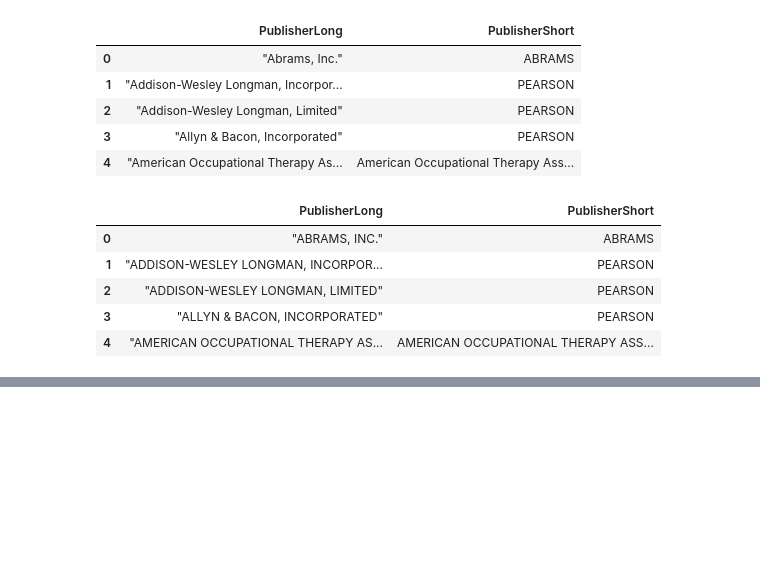
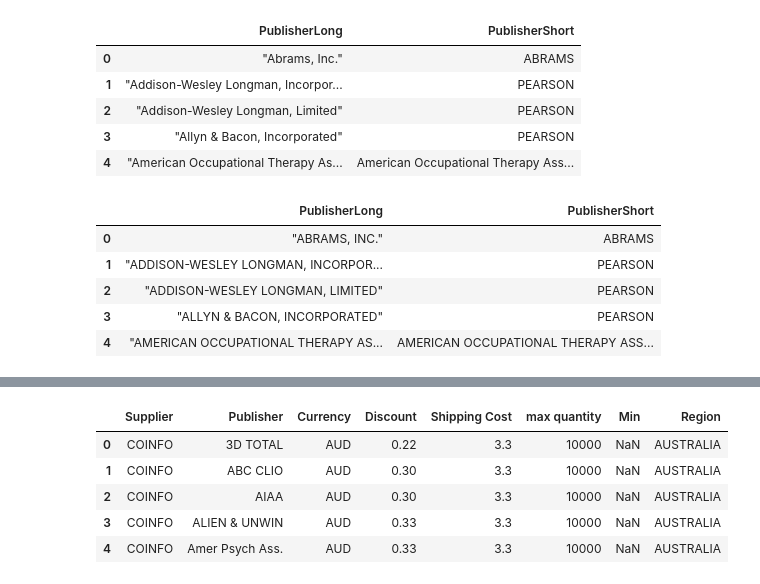
Before and after one commit to JoseRMatos/best_supplier, a Jupyter notebook: cost_analysis_ex.ipynb, the cells around one changed output, grey strips where cells are left out. Saved outputs shown, nothing was run; the diff lists cells and outputs as text; code cells hidden in the pictures; blank space fills up the shorter version.

```diff
--- a/cost_analysis_ex.ipynb
+++ b/cost_analysis_ex.ipynb
@@ -206,0 +205,11 @@ sup_list2.head()
+# %%
+# 4. get suppliers discount
+sup_pub = pd.read_excel('suppliers.xlsx',  sheet_name='pub')
+sup_pub.head()
+# %% [output]
+|  | Supplier | Publisher | Currency | Discount | Shipping Cost | max quantity | Min | Region |
+| 0 | COINFO | 3D TOTAL | AUD | 0.22 | 3.3 | 10000 | NaN | AUSTRALIA |
+| 1 | COINFO | ABC CLIO | AUD | 0.30 | 3.3 | 10000 | NaN | AUSTRALIA |
+| 2 | COINFO | AIAA | AUD | 0.30 | 3.3 | 10000 | NaN | AUSTRALIA |
+| 3 | COINFO | ALIEN & UNWIN | AUD | 0.33 | 3.3 | 10000 | NaN | AUSTRALIA |
+| 4 | COINFO | Amer Psych Ass. | AUD | 0.33 | 3.3 | 10000 | NaN | AUSTRALIA |
```
Also changed, not shown: parts of 7 cells of this notebook.
